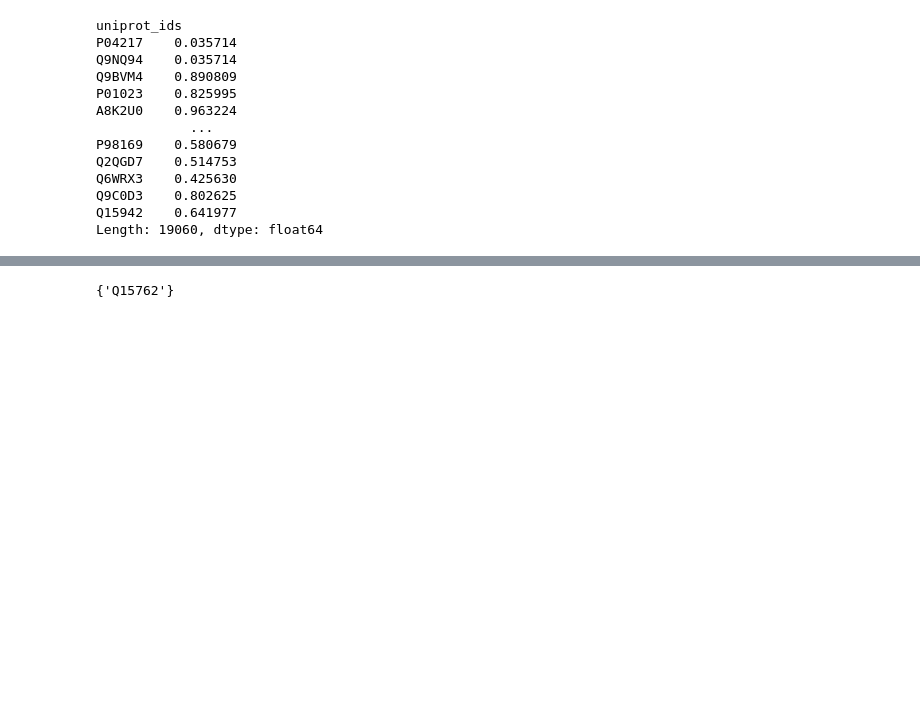
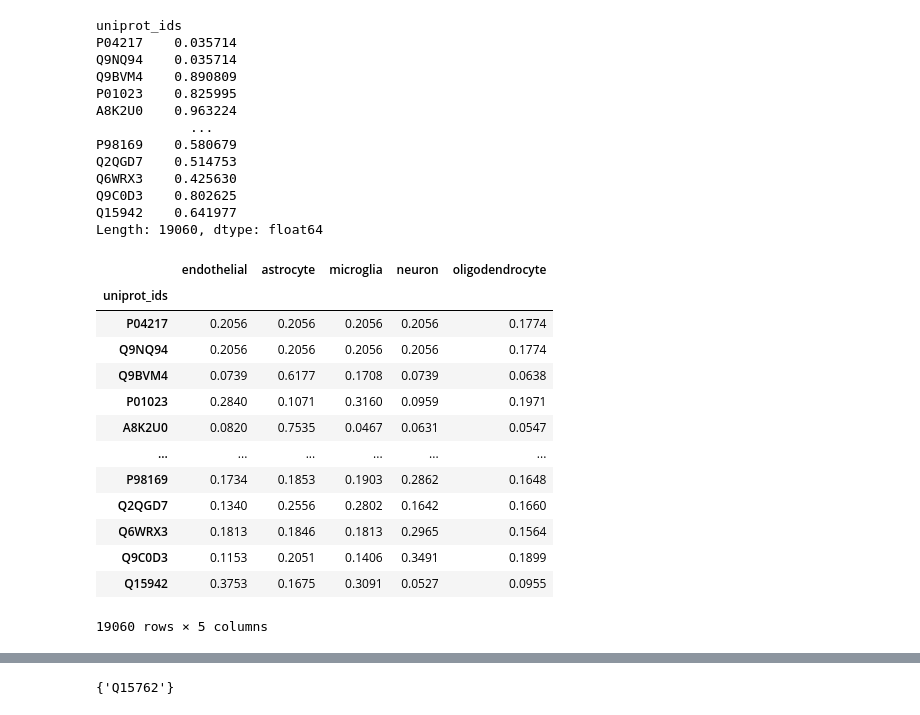
Before and after one commit to Walt-Lab/bdev_mass_spec, a Jupyter notebook: 10_analysis.ipynb, the cells around one changed output, grey strips where cells are left out. Saved outputs shown, nothing was run; the diff lists cells and outputs as text; code cells hidden in the pictures; blank space fills up the shorter version.

```diff
--- a/10_analysis.ipynb
+++ b/10_analysis.ipynb
@@ -424,6 +425,43 @@ def cell_type_enrichment(
             if max_column == cell_type:
                 cell_type_uniprot_ids.append(index)
     return cell_type_uniprot_ids
+# %%
+tidy_data = clean_up_raw_olink_file(raw_data_path, plate_layout)
+
+brain_rna_seq_data = map_hgnc_ids(brain_rna_seq_path)
+hgnc_ids = (
+    "https://ftp.ebi.ac.uk/pub/databases/genenames/hgnc/tsv/hgnc_complete_set.txt"
+)
+
+hgnc_uniprot_mapping_data = pd.read_csv(
+    (StringIO(requests.get(hgnc_ids).text)),
+    sep="\t",
+)
+
+astrocytes = mean_cell_type(brain_rna_seq_data, "astrocyte")
+endothelial = mean_cell_type(brain_rna_seq_data, "endothelial")
+microglia = mean_cell_type(brain_rna_seq_data, "microglia")
+oligodendrocytes = mean_cell_type(brain_rna_seq_data, "oligodendrocyte")
+neurons = mean_cell_type(brain_rna_seq_data, "neuron")
+
+all_cell_types = pd.merge(
+    pd.merge(
+        pd.merge(
+            pd.merge(astrocytes, endothelial, on="uniprot_ids"),
+            microglia,
+            on="uniprot_ids",
+        ),
+        oligodendrocytes,
+        on="uniprot_ids",
+    ),
+    neurons,
+    on="uniprot_ids",
+)
+all_cell_types.set_index("uniprot_ids", inplace=True)
+
+expression_data = all_cell_types.loc[
+    :, ["endothelial", "astrocyte", "microglia", "neuron", "oligodendrocyte"]
+]
 # %%
 tspex.TissueSpecificity(expression_data, 'tau', log = 'False')
 # %% [output]
@@ -462,6 +500,23 @@ Q6WRX3    0.425630
 Q9C0D3    0.802625
 Q15942    0.641977
 Length: 19060, dtype: float64
+# %%
+tspex.TissueSpecificity(expression_data, 'tsi', log = 'False')
+# %% [output]
+|  | endothelial | astrocyte | microglia | neuron | oligodendrocyte |
+| uniprot_ids |  |  |  |  |  |
+| P04217 | 0.2056 | 0.2056 | 0.2056 | 0.2056 | 0.1774 |
+| Q9NQ94 | 0.2056 | 0.2056 | 0.2056 | 0.2056 | 0.1774 |
+| Q9BVM4 | 0.0739 | 0.6177 | 0.1708 | 0.0739 | 0.0638 |
+| P01023 | 0.2840 | 0.1071 | 0.3160 | 0.0959 | 0.1971 |
+| A8K2U0 | 0.0820 | 0.7535 | 0.0467 | 0.0631 | 0.0547 |
+| ... | ... | ... | ... | ... | ... |
+| P98169 | 0.1734 | 0.1853 | 0.1903 | 0.2862 | 0.1648 |
+| Q2QGD7 | 0.1340 | 0.2556 | 0.2802 | 0.1642 | 0.1660 |
+| Q6WRX3 | 0.1813 | 0.1846 | 0.1813 | 0.2965 | 0.1564 |
+| Q9C0D3 | 0.1153 | 0.2051 | 0.1406 | 0.3491 | 0.1899 |
+| Q15942 | 0.3753 | 0.1675 | 0.3091 | 0.0527 | 0.0955 |
+19060 rows × 5 columns
 # %%
 def calculate_tsi(row):
     row_array = np.array(row, dtype=np.float64)
```
Also changed, not shown: parts of 9 cells of this notebook.
